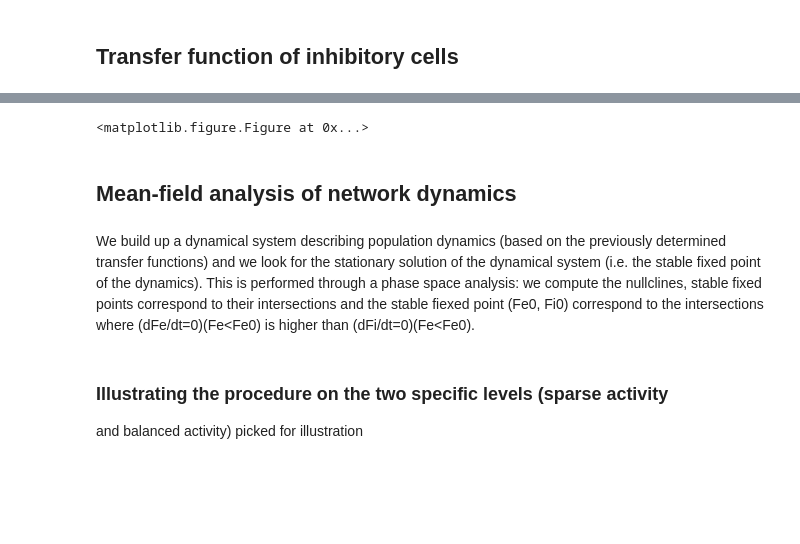
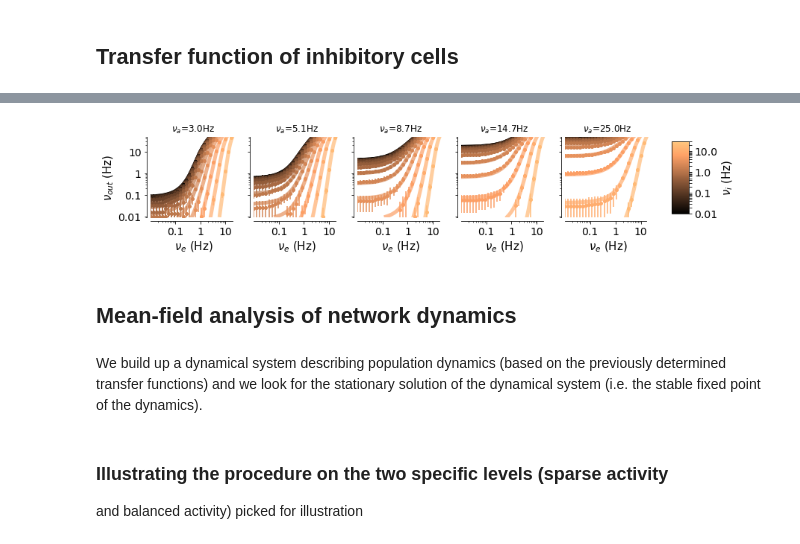
Before and after one commit to yzerlaut/notebook_papers, a Jupyter notebook: Sparse_vs_Balanced.ipynb, the cells around one changed output, grey strips where cells are left out. Drawn from its saved outputs; the diff is of its cells as text; code cells hidden in the pictures; blank space fills up the shorter version.

```diff
--- a/Sparse_vs_Balanced.ipynb
+++ b/Sparse_vs_Balanced.ipynb
@@ -2007,34 +1971,31 @@ fig = make_tf_plot(data, ylim=[0.01,200]);
 # %%
 """
 Fitting those data to obtain an analytical function
 (see details in the methods)
 """
 %matplotlib inline
 ### loading the output of the numerical simulations (single cell)
-data = np.load('sparse_vs_balanced/data/tf_data_inh2.npy').item()
+data = np.load('sparse_vs_balanced/data/tf_data_inh.npy').item()
 ### loading the output of the numerical simulations (single cell)
 from neural_network_dynamics.theory.fitting_tf import fit_data
 data['Model']['COEFFS'] = fit_data(data, order=2)
 ### Now plotting the ouput of the fit
 from neural_network_dynamics.theory.tf import make_tf_plot
 fig = make_tf_plot(data, ylim=[0.01,50],
                    col_subsmpl=np.concatenate([np.arange(5)*3]),
                    with_theory=True)
+# STORING COEFFICIENTS:
 np.save('sparse_vs_balanced/data/COEFFS_RecInh.npy', data['Model']['COEFFS'])
-fig.savefig(desktop+'temp.svg')
+#fig.savefig(desktop+'temp.svg')
 # %% [output]
-<matplotlib.figure.Figure at 0x...>
+[figure, added]
 # %% [markdown]
 ## Mean-field analysis of network dynamics
 # %% [markdown]
 We build up a dynamical system describing population dynamics (based
 on the previously determined transfer functions) and we look for the
 stationary solution of the dynamical system (i.e. the stable fixed
-point of the dynamics). This is performed through a phase space
-analysis: we compute the nullclines, stable fixed points correspond to
-their intersections and the stable fiexed point (Fe0, Fi0) correspond
-to the intersections where (dFe/dt=0)(Fe<Fe0) is higher than
-(dFi/dt=0)(Fe<Fe0).
+point of the dynamics).
 # %%
 %matplotlib inline
 from model import Model; Model2 = Model.copy()
```
Also changed, not shown: parts of 16 cells of this notebook.
